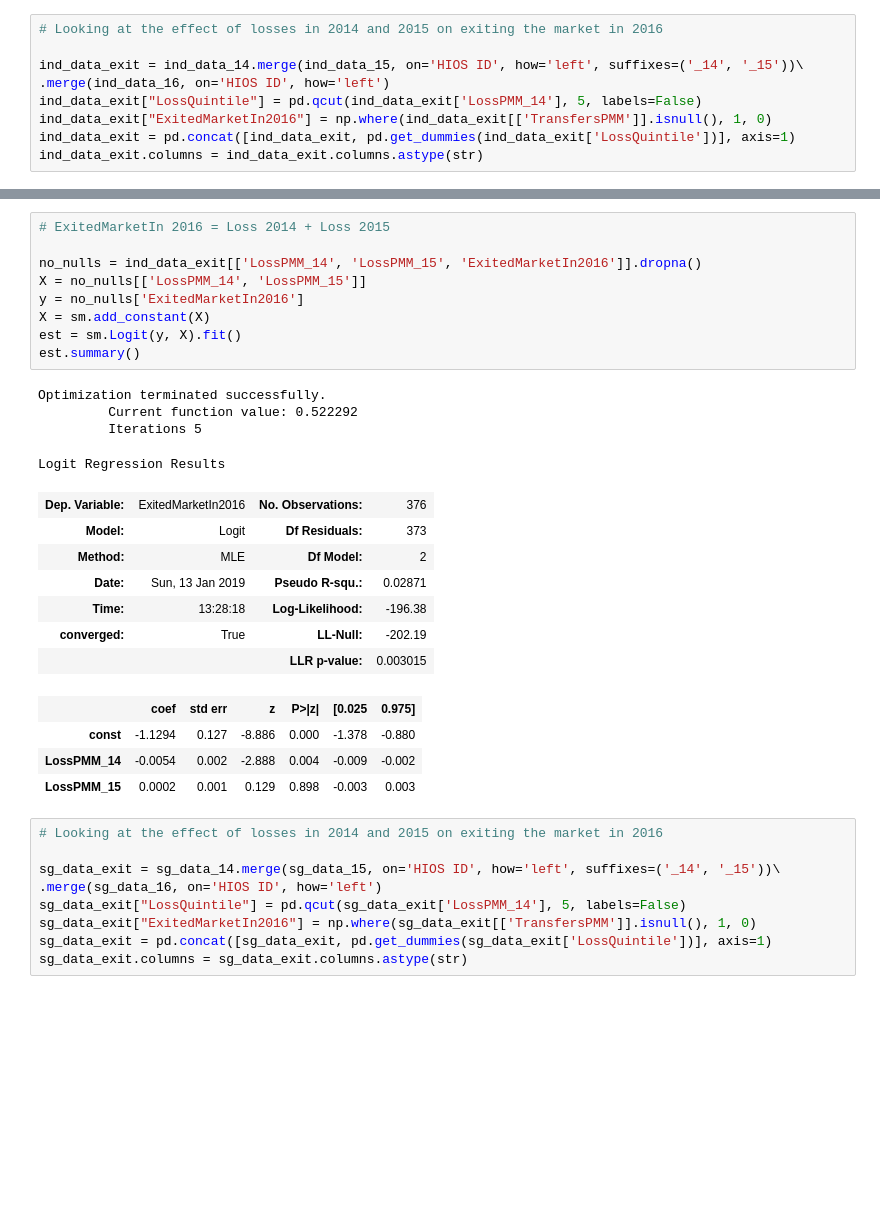
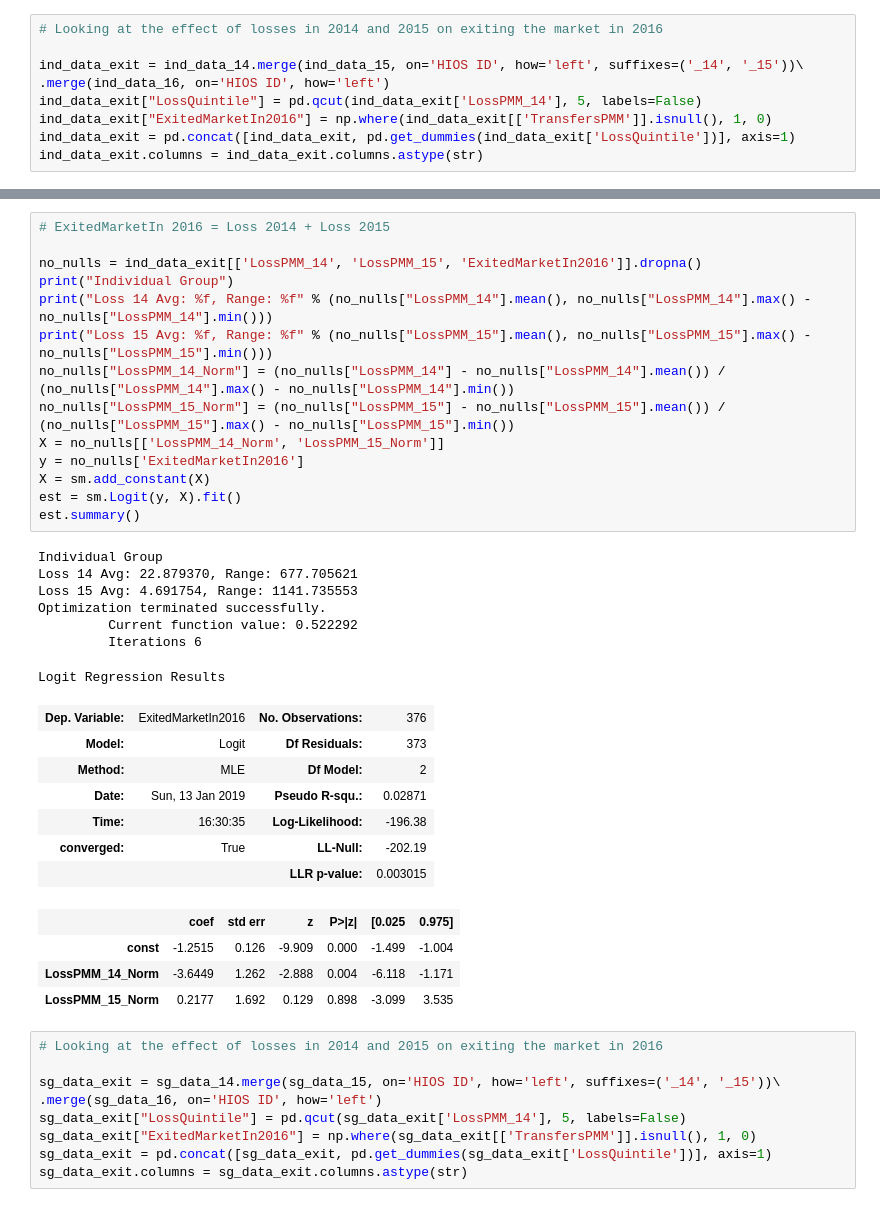
Before and after one commit to guanzgrace/risk-adjustment-model-validation, a Jupyter notebook: Validation.ipynb, the cells around one changed output, grey strips where cells are left out. Saved outputs shown, nothing was run; the diff lists cells and outputs as text; blank space fills up the shorter version.

```diff
--- a/Validation.ipynb
+++ b/Validation.ipynb
@@ -763,28 +763,36 @@ Logit Regression Results
 # %%
 # ExitedMarketIn 2016 = Loss 2014 + Loss 2015
 
 no_nulls = ind_data_exit[['LossPMM_14', 'LossPMM_15', 'ExitedMarketIn2016']].dropna()
-X = no_nulls[['LossPMM_14', 'LossPMM_15']]
+print("Individual Group")
+print("Loss 14 Avg: %f, Range: %f" % (no_nulls["LossPMM_14"].mean(), no_nulls["LossPMM_14"].max() - no_nulls["LossPMM_14"].min()))
+print("Loss 15 Avg: %f, Range: %f" % (no_nulls["LossPMM_15"].mean(), no_nulls["LossPMM_15"].max() - no_nulls["LossPMM_15"].min()))
+no_nulls["LossPMM_14_Norm"] = (no_nulls["LossPMM_14"] - no_nulls["LossPMM_14"].mean()) / (no_nulls["LossPMM_14"].max() - no_nulls["LossPMM_14"].min())
+no_nulls["LossPMM_15_Norm"] = (no_nulls["LossPMM_15"] - no_nulls["LossPMM_15"].mean()) / (no_nulls["LossPMM_15"].max() - no_nulls["LossPMM_15"].min())
+X = no_nulls[['LossPMM_14_Norm', 'LossPMM_15_Norm']]
 y = no_nulls['ExitedMarketIn2016']
 X = sm.add_constant(X)
 est = sm.Logit(y, X).fit()
 est.summary()
 # %% [output]
+Individual Group
+Loss 14 Avg: 22.879370, Range: 677.705621
+Loss 15 Avg: 4.691754, Range: 1141.735553
 Optimization terminated successfully.
          Current function value: 0.522292
-         Iterations 5
+         Iterations 6
 Logit Regression Results
 | Dep. Variable: | ExitedMarketIn2016 | No. Observations: | 376 |
 | Model: | Logit | Df Residuals: | 373 |
 | Method: | MLE | Df Model: | 2 |
 | Date: | Sun, 13 Jan 2019 | Pseudo R-squ.: | 0.02871 |
-| Time: | 13:28:18 | Log-Likelihood: | -196.38 |
+| Time: | 16:30:35 | Log-Likelihood: | -196.38 |
 | converged: | True | LL-Null: | -202.19 |
 |  |  | LLR p-value: | 0.003015 |
 |  | coef | std err | z | P>|z| | [0.025 | 0.975] |
-| const | -1.1294 | 0.127 | -8.886 | 0.000 | -1.378 | -0.880 |
-| LossPMM_14 | -0.0054 | 0.002 | -2.888 | 0.004 | -0.009 | -0.002 |
-| LossPMM_15 | 0.0002 | 0.001 | 0.129 | 0.898 | -0.003 | 0.003 |
+| const | -1.2515 | 0.126 | -9.909 | 0.000 | -1.499 | -1.004 |
+| LossPMM_14_Norm | -3.6449 | 1.262 | -2.888 | 0.004 | -6.118 | -1.171 |
+| LossPMM_15_Norm | 0.2177 | 1.692 | 0.129 | 0.898 | -3.099 | 3.535 |
 # %%
 # Looking at the effect of losses in 2014 and 2015 on exiting the market in 2016
 
```
Also changed, not shown: parts of 19 cells of this notebook.
